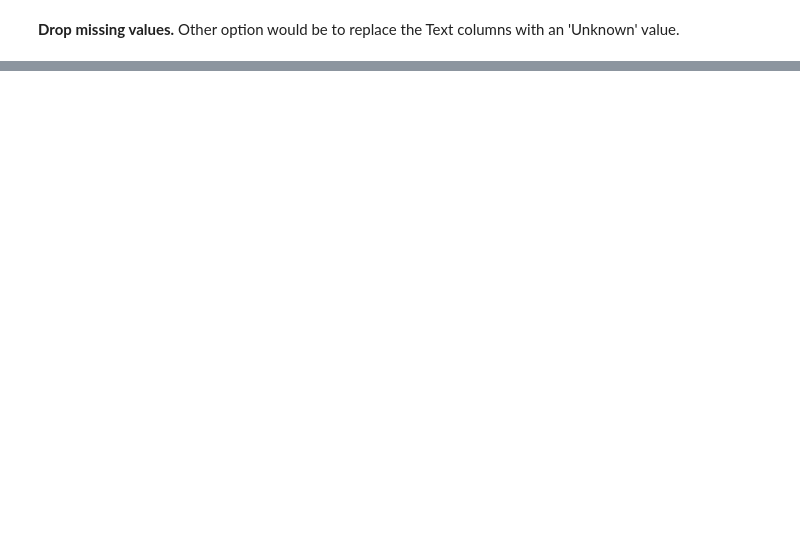
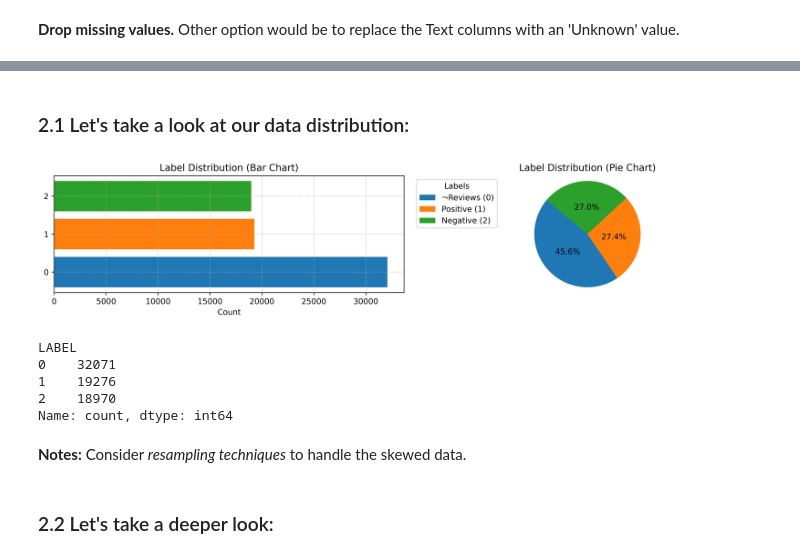
Before and after one commit to uazhlt-ms-program/ling-539-spring-2024-class-competition-weezymatt, a Jupyter notebook: notebooks/workspace.ipynb, the cells around one changed output, grey strips where cells are left out. Cells and saved outputs as stored; diff of their text form; code cells hidden in the pictures; blank space fills up the shorter version.

```diff
--- a/notebooks/workspace.ipynb
+++ b/notebooks/workspace.ipynb
@@ -149,0 +210,39 @@ plt.show()
+# %% [markdown]
+### 2.1 Let's take a look at our data distribution:
+# %%
+# Define figure and subplots
+labels = ["¬Reviews (0)","Positive (1)", "Negative (2)"]
+fig, (ax1, ax2) = plt.subplots(1, 2, figsize=(13, 3), dpi=500)
+colors = ['tab:blue', 'tab:orange', 'tab:green']
+
+# Plotting the bar chart for label distribution
+label_counts = df_train['LABEL'].value_counts()
+ax1.barh(label_counts.index, label_counts, alpha=1.0,color=colors)
+ax1.set_xlabel('Count')
+ax1.set_title('Label Distribution (Bar Chart)')
+ax1.grid(True, linestyle='dotted')
+ax1.set_yticks(np.arange(len(label_counts)))
+
+# Plotting the pie chart for label distribution
+
+ax2.pie(label_counts, autopct='%1.1f%%', pctdistance=0.50,startangle=140,colors=colors)
+ax2.set_title('Label Distribution (Pie Chart)')
+ax2.axis('equal')  # Equal aspect ratio ensures that pie is drawn as a circle
+ax2.legend(labels,
+          title='Labels',
+          loc='upper left')
+
+plt.tight_layout()  # Adjust layout to prevent overlapping
+plt.show()
+print(df_train['LABEL'].value_counts())
+# %% [output]
+[figure, added]
+LABEL
+0    32071
+1    19276
+2    18970
+Name: count, dtype: int64
+# %% [markdown]
+**Notes:** Consider *resampling techniques* to handle the skewed data.
+# %% [markdown]
+### 2.2 Let's take a deeper look:
```
Also changed, not shown: parts of 69 cells of this notebook.
